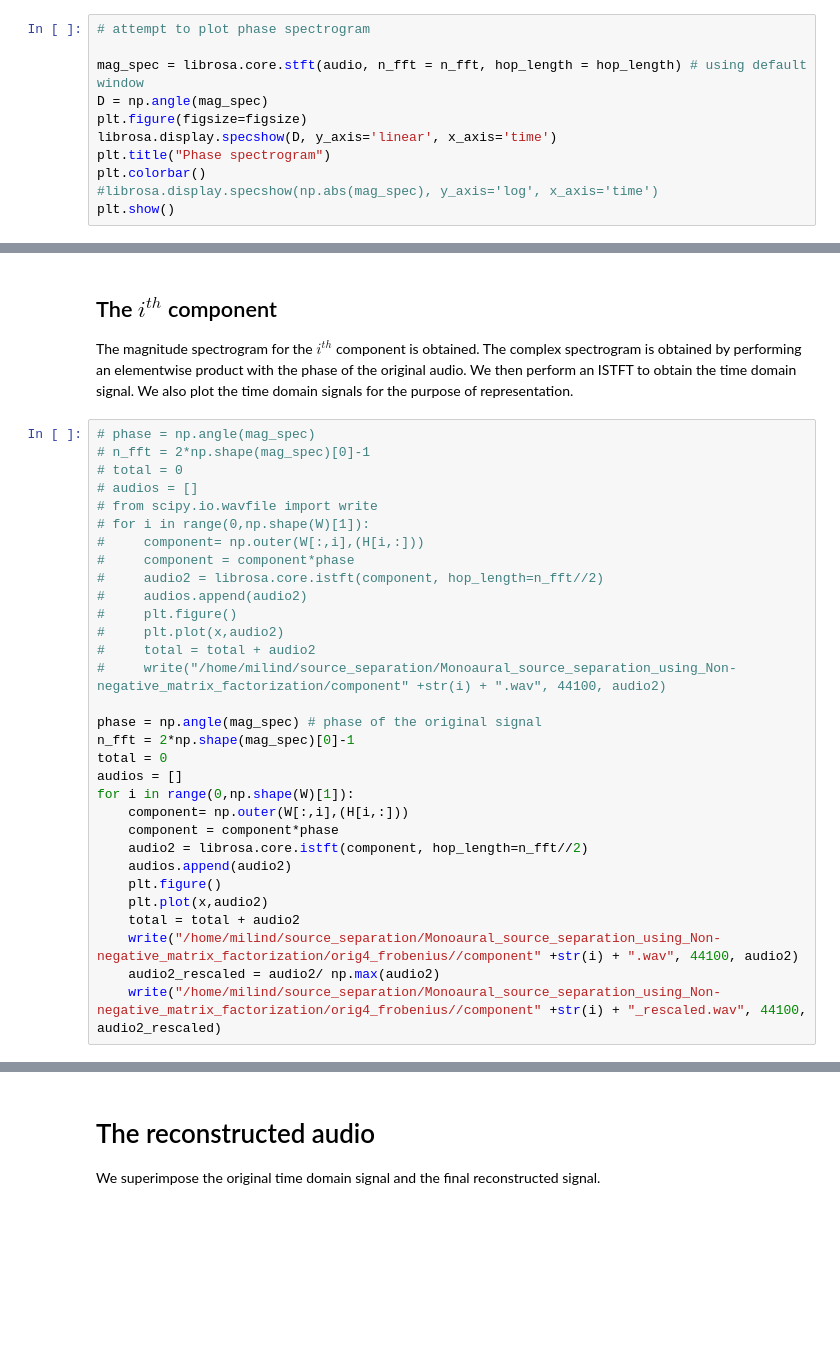
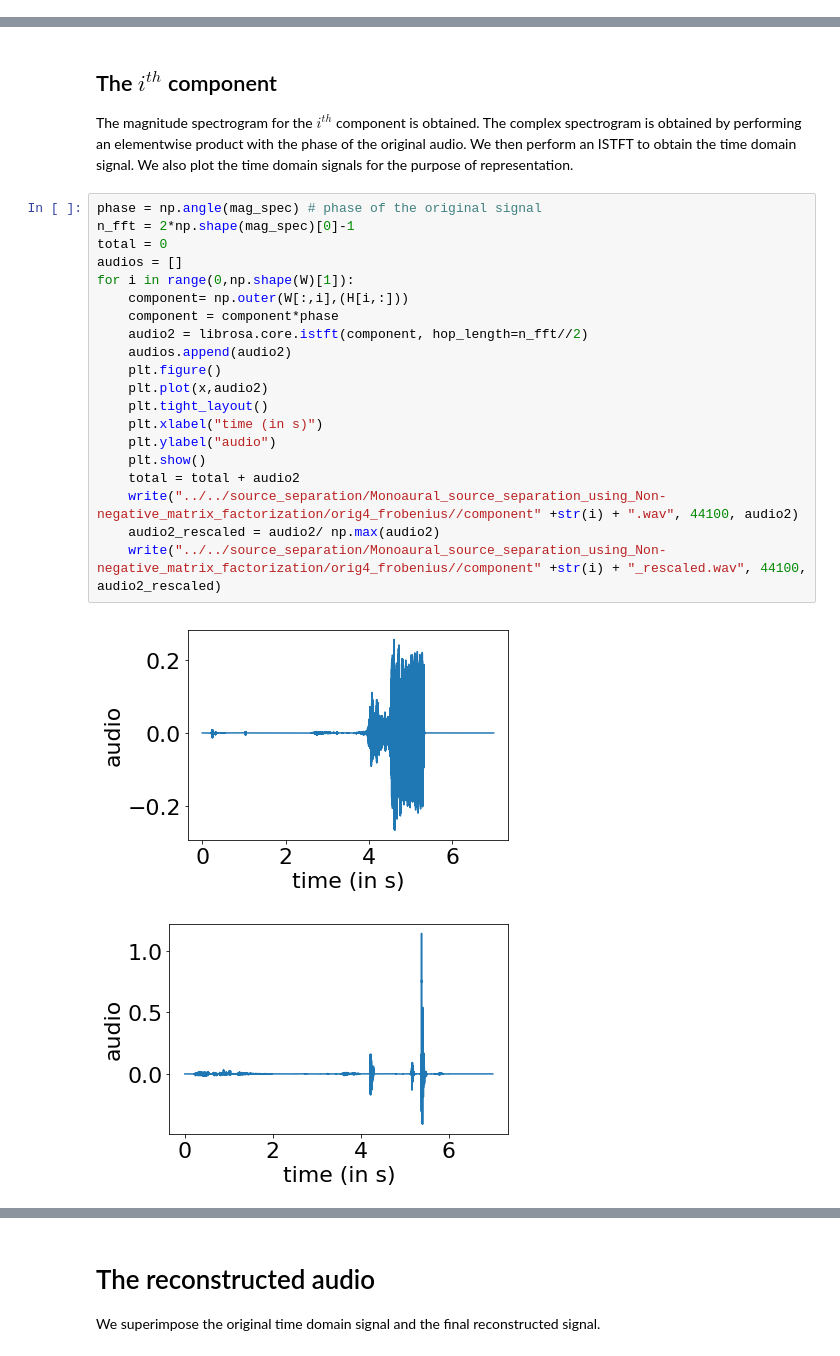
Before and after one commit to Milind-Blaze/source_separation, a Jupyter notebook: Monoaural_source_separation_using_Non-negative_matrix_factorization/Monoaural_source_separation_Frobenius_norm.ipynb, the cells around one changed output, grey strips where cells are left out. Cells and saved outputs as stored; diff of their text form; blank space fills up the shorter version.

```diff
--- a/Monoaural_source_separation_using_Non-negative_matrix_factorization/Monoaural_source_separation_Frobenius_norm.ipynb
+++ b/Monoaural_source_separation_using_Non-negative_matrix_factorization/Monoaural_source_separation_Frobenius_norm.ipynb
@@ -122,11 +122,0 @@ print(np.shape(D))
-# %%
-# attempt to plot phase spectrogram
-
-mag_spec = librosa.core.stft(audio, n_fft = n_fft, hop_length = hop_length) # using default window
-D = np.angle(mag_spec)
-plt.figure(figsize=figsize)
-librosa.display.specshow(D, y_axis='linear', x_axis='time')
-plt.title("Phase spectrogram")
-plt.colorbar()
-#librosa.display.specshow(np.abs(mag_spec), y_axis='log', x_axis='time')
-plt.show()
@@ -162,33 +125,25 @@ NameError: name 'W' is not defined
 
 The magnitude spectrogram for the $i^{th}$ component is obtained. The complex spectrogram is obtained by performing an elementwise product with the phase of the original audio. We then perform an ISTFT to obtain the time domain signal. We also plot the time domain signals for the purpose of representation.
 # %%
-# phase = np.angle(mag_spec)
-# n_fft = 2*np.shape(mag_spec)[0]-1
-# total = 0
-# audios = []
-# from scipy.io.wavfile import write
-# for i in range(0,np.shape(W)[1]):
-#     component= np.outer(W[:,i],(H[i,:]))
-#     component = component*phase
-#     audio2 = librosa.core.istft(component, hop_length=n_fft//2)
-#     audios.append(audio2)
-#     plt.figure()
-#     plt.plot(x,audio2)
-#     total = total + audio2
-#     write("/home/milind/source_separation/Monoaural_source_separation_using_Non-negative_matrix_factorization/component" +str(i) + ".wav", 44100, audio2)
-
 phase = np.angle(mag_spec) # phase of the original signal
 n_fft = 2*np.shape(mag_spec)[0]-1
 total = 0
 audios = []
 for i in range(0,np.shape(W)[1]):
     component= np.outer(W[:,i],(H[i,:]))
     component = component*phase
     audio2 = librosa.core.istft(component, hop_length=n_fft//2)
     audios.append(audio2)
     plt.figure()
     plt.plot(x,audio2)
+    plt.tight_layout()
+    plt.xlabel("time (in s)")
+    plt.ylabel("audio")
+    plt.show()
     total = total + audio2
-    write("/home/milind/source_separation/Monoaural_source_separation_using_Non-negative_matrix_factorization/orig4_frobenius//component" +str(i) + ".wav", 44100, audio2)
+    write("../../source_separation/Monoaural_source_separation_using_Non-negative_matrix_factorization/orig4_frobenius//component" +str(i) + ".wav", 44100, audio2)
     audio2_rescaled = audio2/ np.max(audio2)
-    write("/home/milind/source_separation/Monoaural_source_separation_using_Non-negative_matrix_factorization/orig4_frobenius//component" +str(i) + "_rescaled.wav", 44100, audio2_rescaled)
+    write("../../source_separation/Monoaural_source_separation_using_Non-negative_matrix_factorization/orig4_frobenius//component" +str(i) + "_rescaled.wav", 44100, audio2_rescaled)
+# %% [output]
+[figure, added]
+[figure, added]
```
Also changed, not shown: parts of 26 cells of this notebook, 14 other files.
